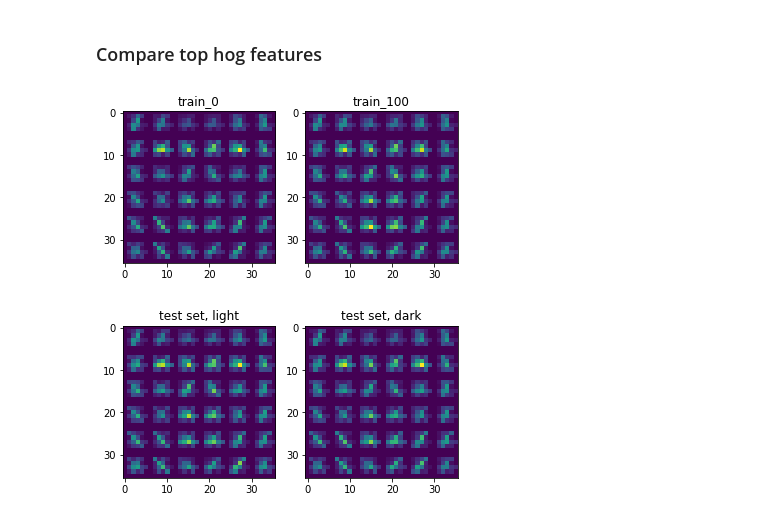
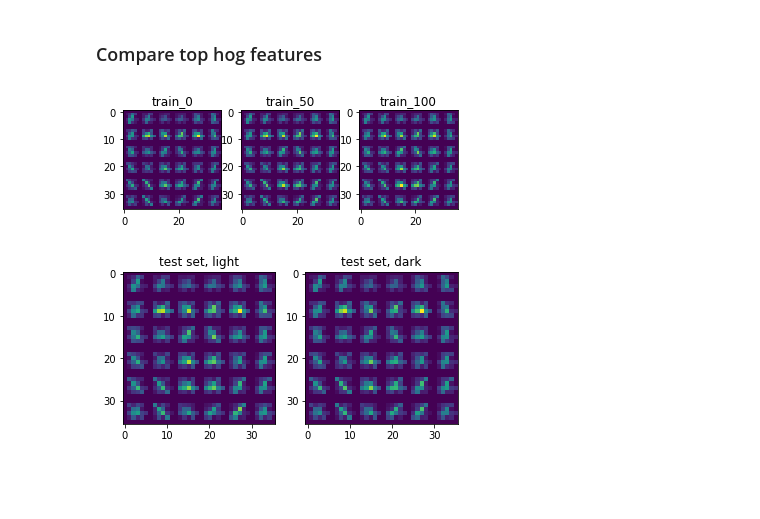
Before and after one commit to mjiang9/cos429project, a Jupyter notebook: hog/run_classifier.ipynb, the cells around one changed output. Cells and saved outputs as stored; diff of their text form; code cells hidden in the pictures; blank space fills up the shorter version.

```diff
--- a/hog/run_classifier.ipynb
+++ b/hog/run_classifier.ipynb
@@ -281,18 +281,24 @@ def get_avg_image(images):
 # %%
 # 0%
 hog_images_0, _ = get_hog_images(4020, 9, 'train_0')
+# %%
+# 50%
+# 0%
+hog_images_50, _ = get_hog_images(4020, 9, 'train_50')
 # %%
 # 100%
 hog_images_100, _ = get_hog_images(4020, 9, 'train_100')
 # %%
-f, axarr = plt.subplots(1,2)
+f, axarr = plt.subplots(1,3)
 axarr[0].imshow(get_avg_image(hog_images_0))
 axarr[0].set_title("train_0")
-axarr[1].imshow(get_avg_image(hog_images_100))
-axarr[1].set_title("train_100")
+axarr[1].imshow(get_avg_image(hog_images_50))
+axarr[1].set_title("train_50")
+axarr[2].imshow(get_avg_image(hog_images_100))
+axarr[2].set_title("train_100")
 f.savefig('avg_hog_features_train.png', dpi=300)
 # %% [output]
-[figure, old version]
+[figure, new version]
 # %%
 # hog descriptors for testing data
 hog_images_test, races = get_hog_images(300, 9, 'testing_faces')# only need first half of races array
```
Also changed, not shown: 53 other files.
